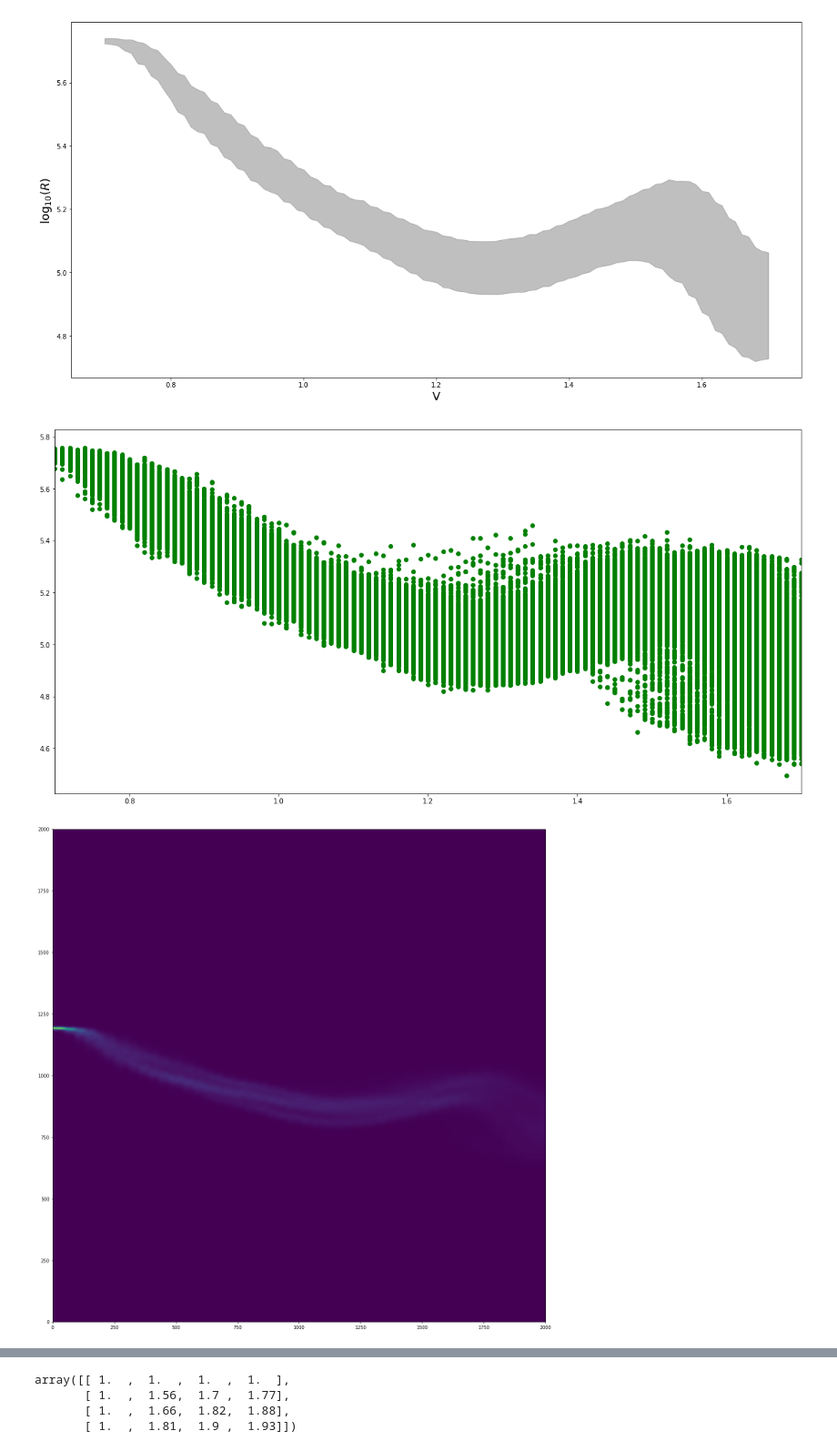
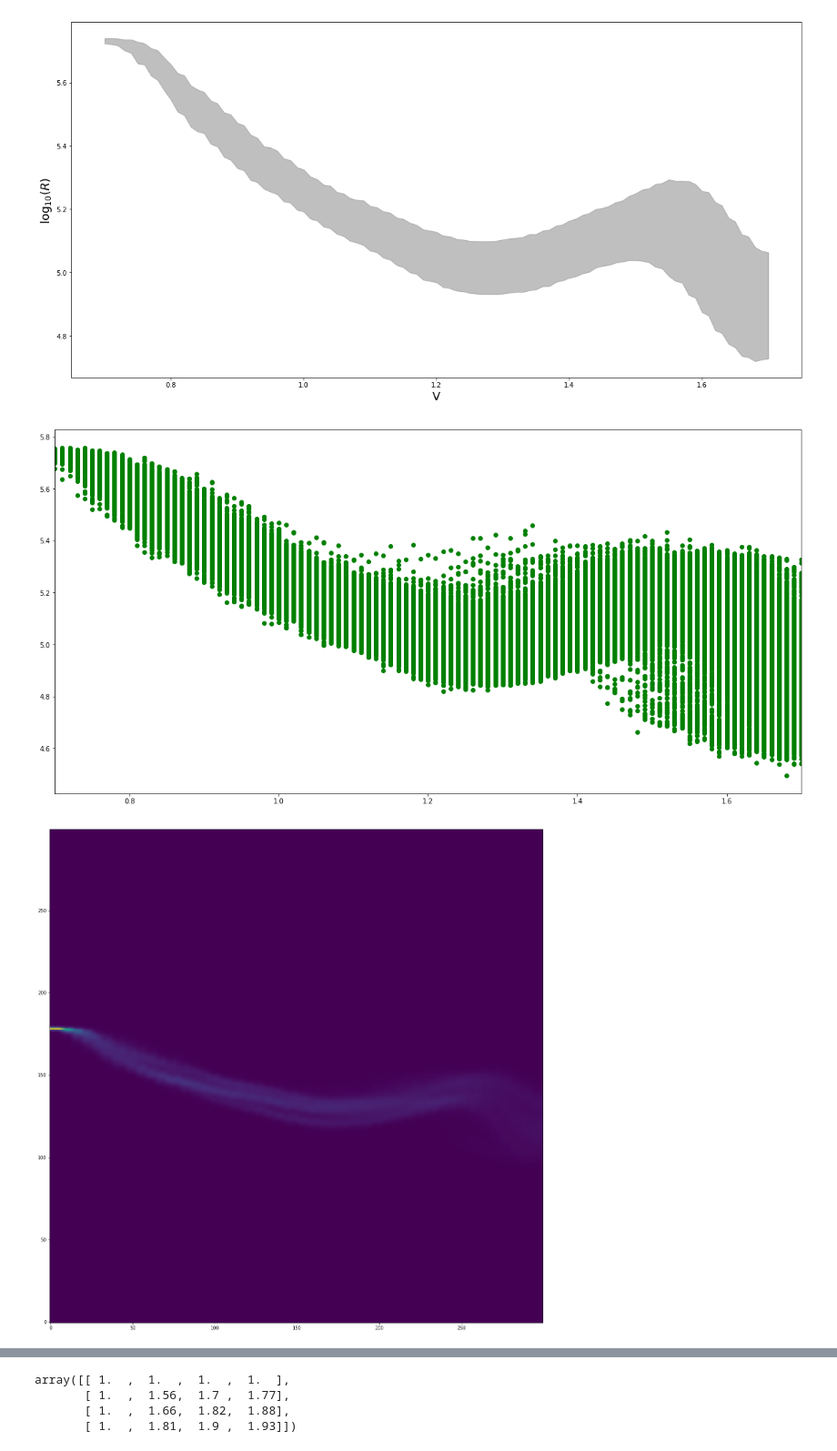
Before and after one commit to rzarcone/PCM_Paper, a Jupyter notebook: Calc_Discrete_Cap_New_PCM.ipynb, the cells around one changed output, grey strips where cells are left out. Shown: that part at 91% size. Cells and saved outputs as stored; diff of their text form; code cells hidden in the pictures.

```diff
--- a/Calc_Discrete_Cap_New_PCM.ipynb
+++ b/Calc_Discrete_Cap_New_PCM.ipynb
@@ -160,10 +160,10 @@ V_super, R_super = super_channel(data_path, device_nums, diffs, colors, alphas)
 [figure]
 [figure]
 # %%
-Pyx, x, y = upsample_data(V_super, R_super, to_plot_or_not_to_plot = True, resample_rate = 2000)
+Pyx, x, y = upsample_data(V_super, R_super, to_plot_or_not_to_plot = True, resample_rate = 300)
 # %% [output]
 [figure]
-[figure, old version]
+[figure, new version]
 # %%
 #==============================================================================
 # %% Nonuniform Spacing
```
Also changed, not shown: parts of 5 cells of this notebook, 1 other file.
